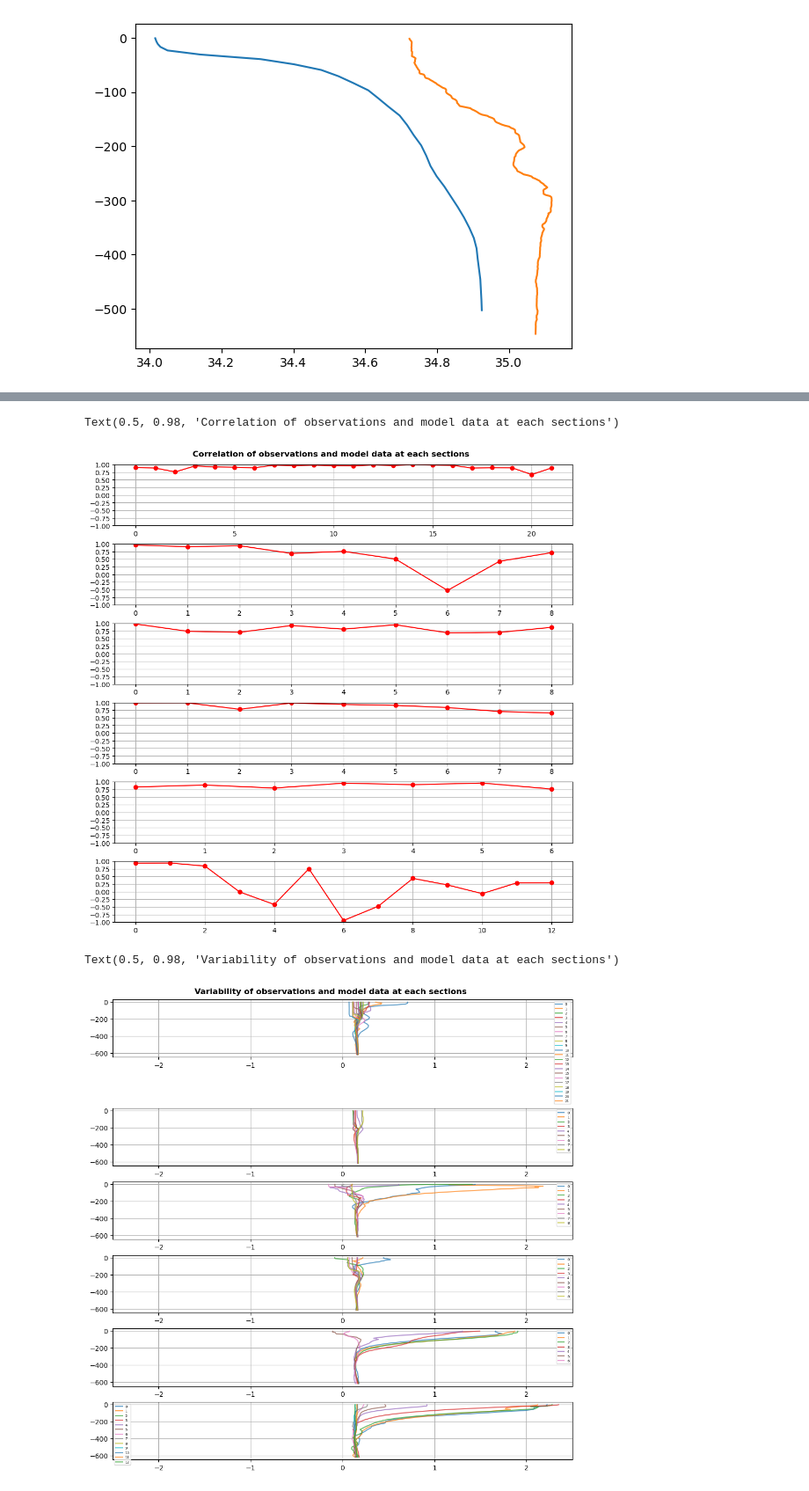
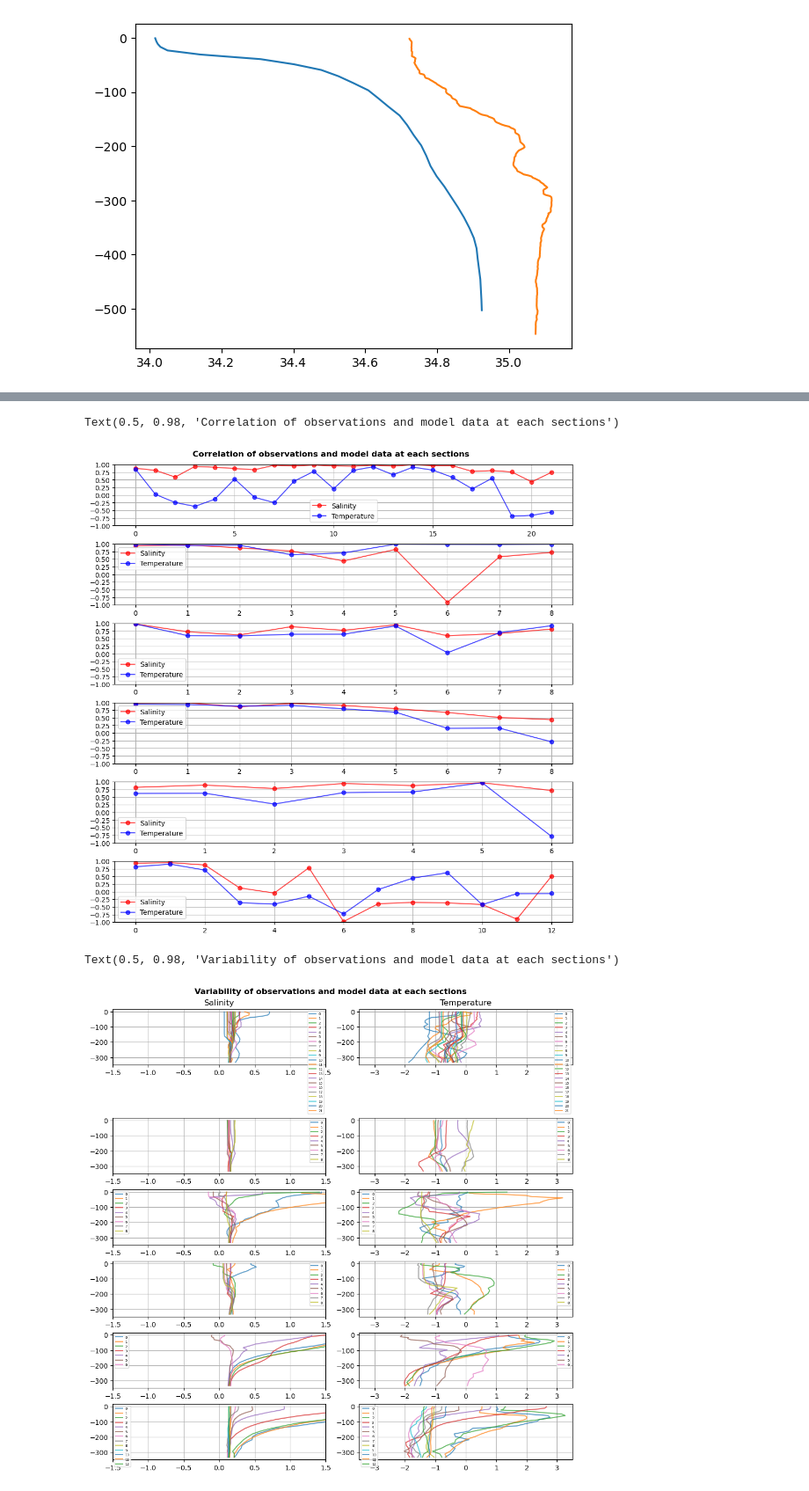
Before and after one commit to EirikKvamme/MScEirik, a Jupyter notebook: AreaInfo/Obs_vs_Model.ipynb, the cells around one changed output, grey strips where cells are left out. Shown at 88% size. Saved outputs shown, nothing was run; the diff lists cells and outputs as text; code cells hidden in the pictures.

Commit message:
Continued work on model bias with both temperature and salinity

```diff
--- a/AreaInfo/Obs_vs_Model.ipynb
+++ b/AreaInfo/Obs_vs_Model.ipynb
@@ -219,13 +219,13 @@ num = [1,3,5,7,9,11]
 vmin, vmax = 32,35
 vmint, vmaxt = -2,2
 cmap = cmo.haline
-ref = 34.9 #- 0.4
+ref = 34.66 + 0.157
 for x, data in enumerate(obs_data):
     longitude, pressure = np.meshgrid(data.longitude,data.pressure_dim)
     SA = data.SA
     TP = data.temperature
     axs[x*2].pcolormesh(longitude,-pressure,SA.T,vmin=vmin,vmax=vmax,cmap=cmap)
-    axs[x*2].contour(longitude,-pressure,SA.T,[34.9],colors='red')
+    axs[x*2].contour(longitude,-pressure,SA.T,[34.66],colors='red')
     axs[x*2].set_ylim(-250, 0)
     yticks = np.linspace(0, 248, 6)
     axs[x*2].set_yticks(-yticks)
@@ -268,7 +268,7 @@ import sys
 sys.path.insert(1, r'C:\Users\eirik\Master\FreshWater')
 from FW import FWC
 # %%
-modelFWC = FWC(model=True,data=time_fix_model,ref_salinity=34.9)
+modelFWC = FWC(model=True,data=time_fix_model,ref_salinity=34.743)
 obsFWC = FWC(obs=True,data=obs_data,ref_salinity=34.9)
 # %%
 display(len(modelFWC),len(modelFWC[0]))
@@ -379,7 +379,7 @@ for x,data in enumerate(obs_data):
         ax[x].plot(data.SA[i],-data.pressure[i],alpha=0.7,label=i)
         ax[x].legend(prop={"size": 5})
         ax[x].set_xlim(34.5,35.2)
-        ax[x].set_ylim(-600,0)
+        ax[x].set_ylim(-350,0)
 
 for x,data in enumerate(time_fix_model):
     ax[x+10].set_title(np.mean([subdata.lat for subdata in data]))
@@ -389,5 +389,7 @@ for x,data in enumerate(time_fix_model):
         ax[x+10].plot(data[i].S,data[i].Z,alpha=0.7,label=i)
         ax[x+10].legend(prop={"size": 5})
         ax[x+10].set_xlim(34.5,35.2)
-        ax[x+10].set_ylim(-600,0)
+        ax[x+10].set_ylim(-350,0)
+
+fig.suptitle('Salinity observation and model')
 # %% [output]
@@ -455,31 +511,44 @@ fig, ax = plt.subplot_mosaic([[0],
                               [5]],
                               figsize=(10,10),layout='constrained')
 for x,var in enumerate(sec_corr):
-    ax[x].plot(var,'r-o')
+    ax[x].plot(var,'r-o',label='Salinity',alpha=0.7)
+    ax[x].plot(sec_corr_T[x],'b-o',label='Temperature',alpha=0.7)
     ax[x].set_ylim(-1,1)
     ax[x].set_yticks([-1,-0.75,-0.5,-0.25,0,0.25,0.5,0.75,1])
     ax[x].grid()
+    ax[x].legend()
 fig.suptitle('Correlation of observations and model data at each sections',fontweight='bold')
 # %% [output]
 Text(0.5, 0.98, 'Correlation of observations and model data at each sections')
-[figure, old version]
+[figure, new version]
 # %%
-fig, ax = plt.subplot_mosaic([[0],
-                              [1],
-                              [2],
-                              [3],
-                              [4],
-                              [5]],
+fig, ax = plt.subplot_mosaic([[0,10],
+                              [1,11],
+                              [2,12],
+                              [3,13],
+                              [4,14],
+                              [5,15]],
                               figsize=(10,10),layout='constrained')
 for x,var in enumerate(sec_var):
     for y,data in enumerate(var):
         ax[x].plot(data,-data.pressure,alpha=0.7,label=y)
     ax[x].legend(prop={"size": 5})
     ax[x].grid()
-    ax[x].set_xlim(-2.5,2.5)
+    ax[x].set_xlim(-1.5,1.5)
+    #ax[x].set_ylim(-300,0)
+ax[0].set_title('Salinity')
+
+for x,var in enumerate(sec_var_T):
+    for y,data in enumerate(var):
+        ax[x+10].plot(data,-data.pressure,alpha=0.7,label=y)
+    ax[x+10].legend(prop={"size": 5})
+    ax[x+10].grid()
+    ax[x+10].set_xlim(-3.5,3.5)
+    #ax[x].set_ylim(-300,0)
+ax[10].set_title('Temperature')
 fig.suptitle('Variability of observations and model data at each sections',fontweight='bold')
 # %% [output]
 Text(0.5, 0.98, 'Variability of observations and model data at each sections')
-[figure, old version]
+[figure, new version]
 # %%
 ref_S_data = []
```
Also changed, not shown: parts of 16 cells of this notebook, 1 other file.
